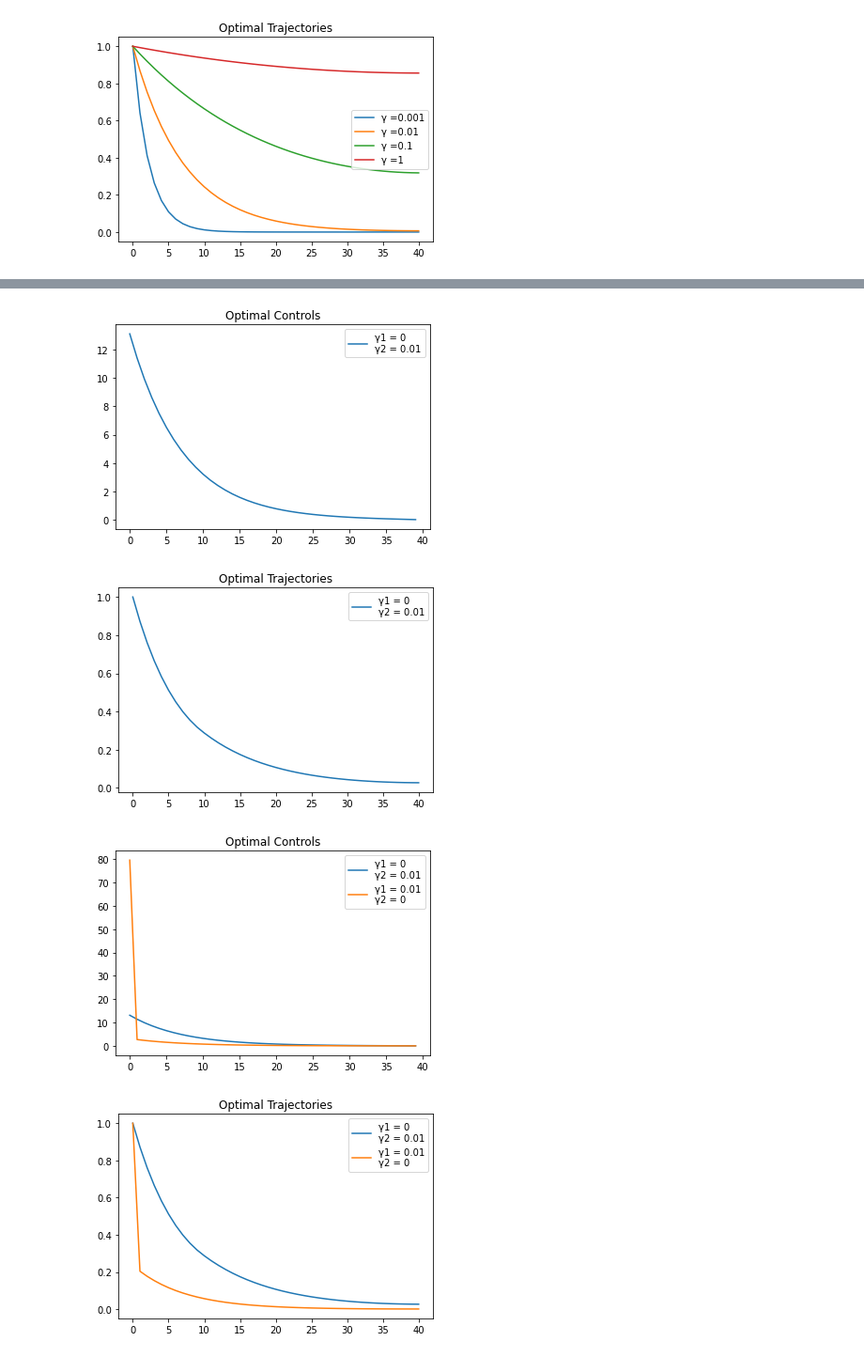
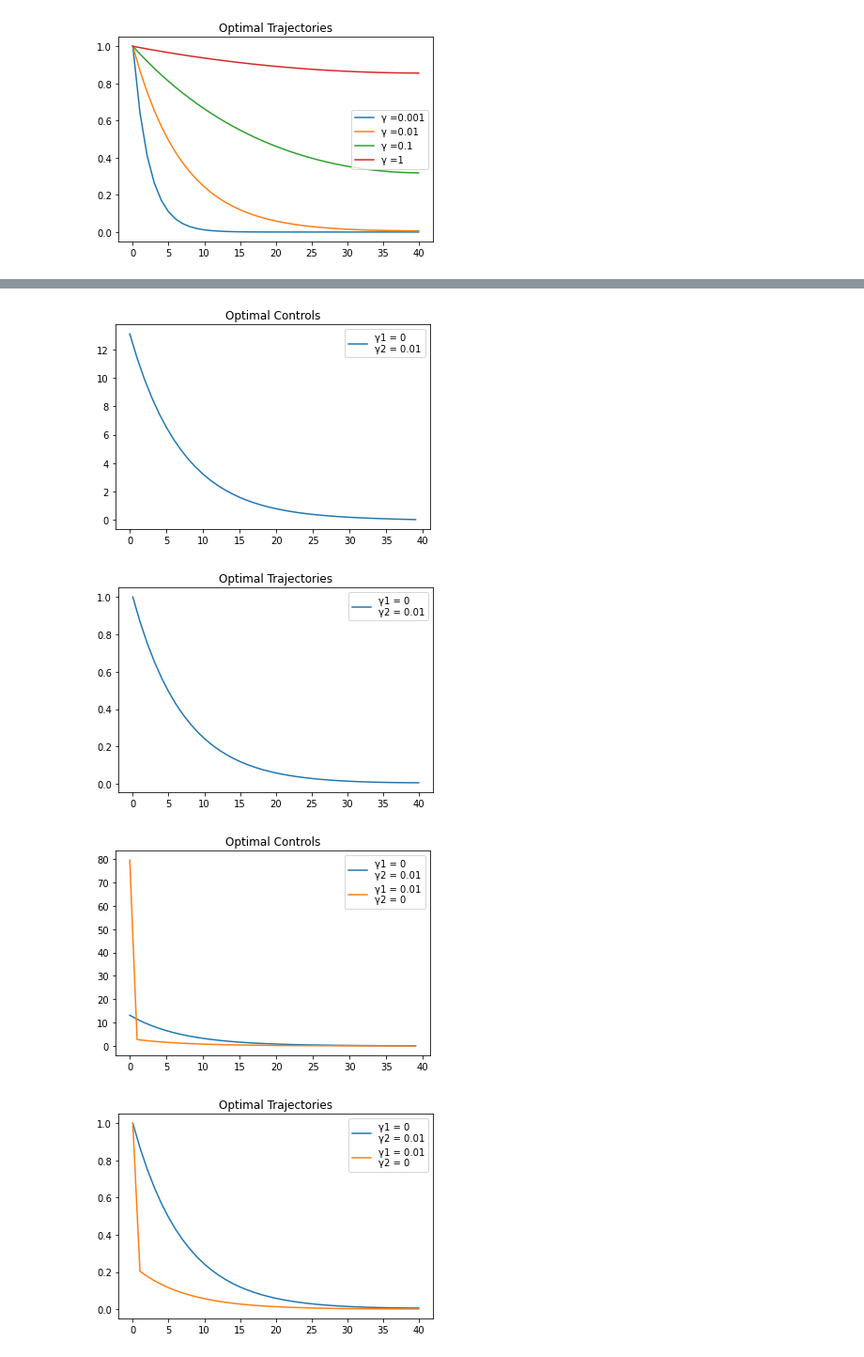
Before and after one commit to PantelisTass/MATH60005-70005-Optimization-Autumn-22-23-, a Jupyter notebook: Optimistion Coursework.ipynb, the cells around one changed output, grey strips where cells are left out. Shown: that part at 94% size. Cells and saved outputs as stored; diff of their text form; code cells hidden in the pictures.

```diff
--- a/Optimistion Coursework.ipynb
+++ b/Optimistion Coursework.ipynb
@@ -160,15 +160,15 @@ def backtracking(α, β, s, u0, f, Gf):
         grad = Gf(u)
     return u
 
-#The columns of U conrrespond to the control signals for each value of γ
+#The columns of U1 conrrespond to the control signals for the configuration γ1 = 0.01, γ2 = 0
 U1 = [0]*N
-# X_u are the optimal trajectories:
+# X_u1 are the optimal trajectories for the configuration γ1 = 0.01, γ2 = 0:
 X_u1 = [0]*(N+1)
 
 f = lambda u: np.linalg.norm(np.matmul(A,u)-b)**2+γ2/2*np.linalg.norm(u)**2+γ1*L_ϵ(u)
 Gf = lambda u: np.array([2*np.matmul(np.matmul(np.transpose(A),A),u)[i]-2*(np.matmul(np.transpose(A),b)[i])+γ2*u[i]+γ1*GL_ϵ(u)[i] for i in range(N)])
-U1 = backtracking(0.5, 0.5, 1, u0, f, Gf)
-X_u1[1:] = np.matmul(A, U)- b
+U1 = backtracking(0.1, 0.1, 1, u0, f, Gf)
+X_u1[1:] = np.matmul(A, U1)- b
 X_u1[0] = x_bar
 
 import matplotlib.pyplot as plt
@@ -184,7 +184,7 @@ leg = plt.legend()
 plt.show()
 # %% [output]
 [figure]
-[figure, old version]
+[figure, new version]
 # %%
 #2(iv) ii)
 
@@ -229,42 +229,42 @@ def backtracking(α, β, s, u0, f, Gf):
     u = u0
     G = np.linalg.norm(Gf(u))
     grad = Gf(u)
-    func = f(u)
     while G > ω :
         t = s
         d = - grad
         while (f(u)-f(u+t*d)+α*t*np.dot(Gf(u),d)) < 0:
             t = β*t
         u = u + t*d
-        func = f(u)
         G = np.linalg.norm(Gf(u))
         grad = Gf(u)
     return u
 
-#The columns of U conrrespond to the control signals for each value of γ
+#The columns of U correspond to the control signals for the configuration γ1 = 0.01, γ2 = 0
 U2 = [0]*N
-# X_u are the optimal trajectories:
-X_u2 = [0]*(N+1)
+# X_u are the optimal trajectories for the configuration γ1 = 0.01, γ2 = 0
+X_u2 = [1]*(N+1)
 
 f = lambda u: np.linalg.norm(np.matmul(A,u)-b)**2+γ2/2*np.linalg.norm(u)**2+γ1*L_ϵ(u)
 Gf = lambda u: np.array([2*np.matmul(np.matmul(np.transpose(A),A),u)[i]-2*(np.matmul(np.transpose(A),b)[i])+γ2*u[i]+γ1*GL_ϵ(u)[i] for i in range(N)])
+
 U2 = backtracking(0.1, 0.1, 1, u0, f, Gf)
-X_u2[1:] = np.matmul(A, U)-b
+
+X_u2[1:] = np.matmul(A, U2)-b
 X_u2[0] = x_bar
 
 import matplotlib.pyplot as plt
 
 plt.title('Optimal Controls')
 plt.plot(U1, label = 'γ1 = 0\nγ2 = '+str(10**(-2)), markersize = 1)
 plt.plot(U2, label = 'γ1 = '+str(10**(-2))+'\nγ2 = 0', markersize = 1)
 leg = plt.legend()
 plt.show()
 
 plt.title('Optimal Trajectories')
 plt.plot(X_u1, label = 'γ1 = 0\nγ2 = '+str(10**(-2)), markersize = 1)
 plt.plot(X_u2, label = 'γ1 = '+str(10**(-2))+'\nγ2 = 0', markersize = 1)
 leg = plt.legend()
 plt.show()
 # %% [output]
 [figure]
-[figure, old version]
+[figure, new version]
```
Also changed, not shown: parts of 1 cell of this notebook, 2 other files.
